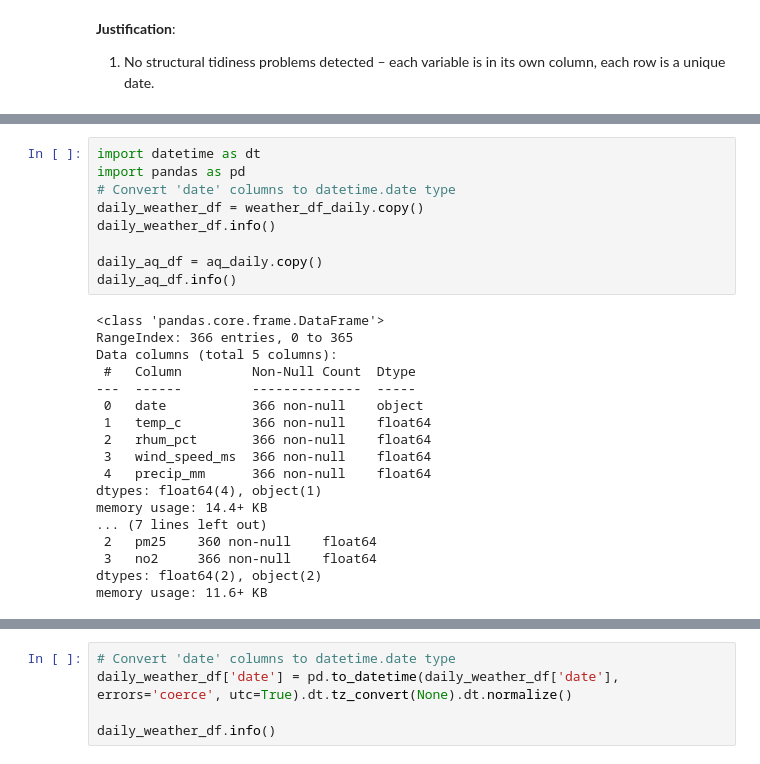
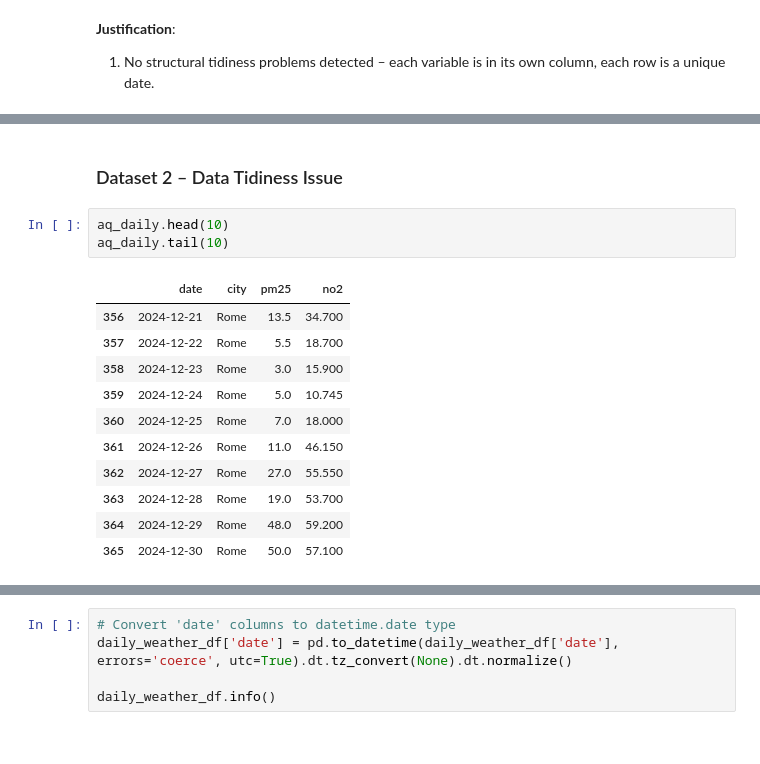
Before and after one commit to scarpl/Data_wrangling_with_python, a Jupyter notebook: data_wrangling_project_filled.ipynb, the cells around one changed output, grey strips where cells are left out. Drawn from its saved outputs; the diff is of its cells as text.

```diff
--- a/data_wrangling_project_filled.ipynb
+++ b/data_wrangling_project_filled.ipynb
@@ -251,27 +225,17 @@ At this stage, you are also expected to remove variables that are unnecessary fo
-# %%
-import datetime as dt
-import pandas as pd
-# Convert 'date' columns to datetime.date type
-daily_weather_df = weather_df_daily.copy()
-daily_weather_df.info()
-
-daily_aq_df = aq_daily.copy()
-daily_aq_df.info()
-# %% [output]
-<class 'pandas.core.frame.DataFrame'>
-RangeIndex: 366 entries, 0 to 365
-Data columns (total 5 columns):
- #   Column         Non-Null Count  Dtype
----  ------         --------------  -----
- 0   date           366 non-null    object
- 1   temp_c         366 non-null    float64
- 2   rhum_pct       366 non-null    float64
- 3   wind_speed_ms  366 non-null    float64
- 4   precip_mm      366 non-null    float64
-dtypes: float64(4), object(1)
-memory usage: 14.4+ KB
-... (7 lines left out)
- 2   pm25    360 non-null    float64
- 3   no2     366 non-null    float64
-dtypes: float64(2), object(2)
-memory usage: 11.6+ KB
+# %% [markdown]
+### Dataset 2 – Data Tidiness Issue
+# %%
+aq_daily.head(10)
+aq_daily.tail(10)
+# %% [output]
+|  | date | city | pm25 | no2 |
+| 356 | 2024-12-21 | Rome | 13.5 | 34.700 |
+| 357 | 2024-12-22 | Rome | 5.5 | 18.700 |
+| 358 | 2024-12-23 | Rome | 3.0 | 15.900 |
+| 359 | 2024-12-24 | Rome | 5.0 | 10.745 |
+| 360 | 2024-12-25 | Rome | 7.0 | 18.000 |
+| 361 | 2024-12-26 | Rome | 11.0 | 46.150 |
+| 362 | 2024-12-27 | Rome | 27.0 | 55.550 |
+| 363 | 2024-12-28 | Rome | 19.0 | 53.700 |
+| 364 | 2024-12-29 | Rome | 48.0 | 59.200 |
+| 365 | 2024-12-30 | Rome | 50.0 | 57.100 |
```
Also changed, not shown: parts of 12 cells of this notebook.
